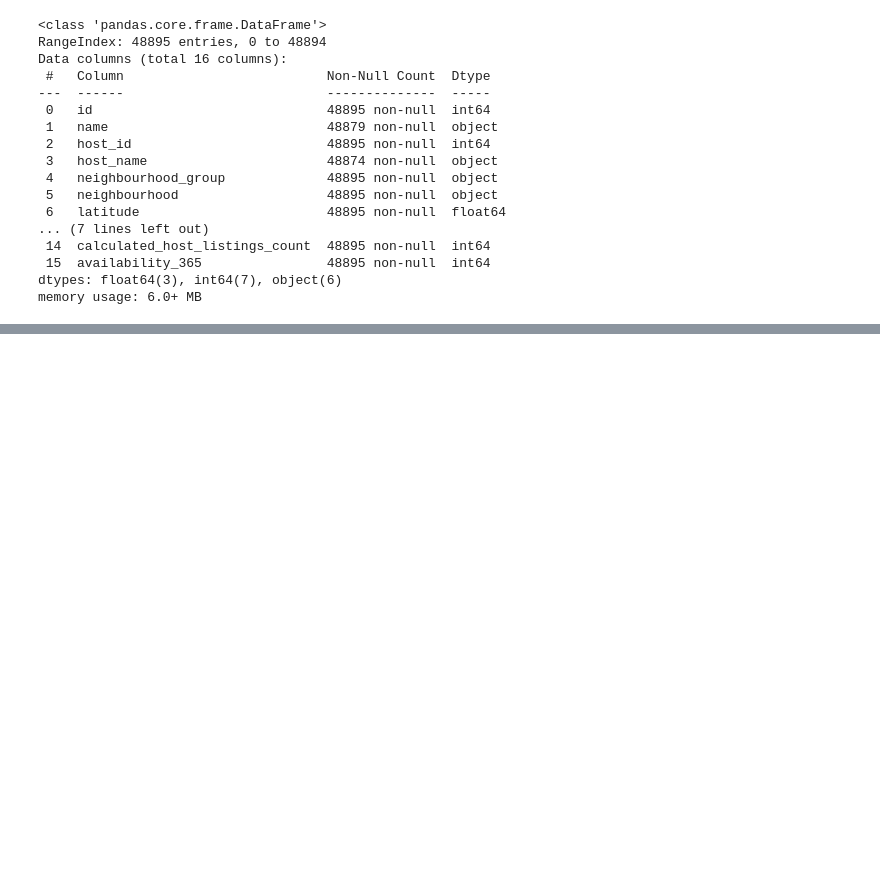
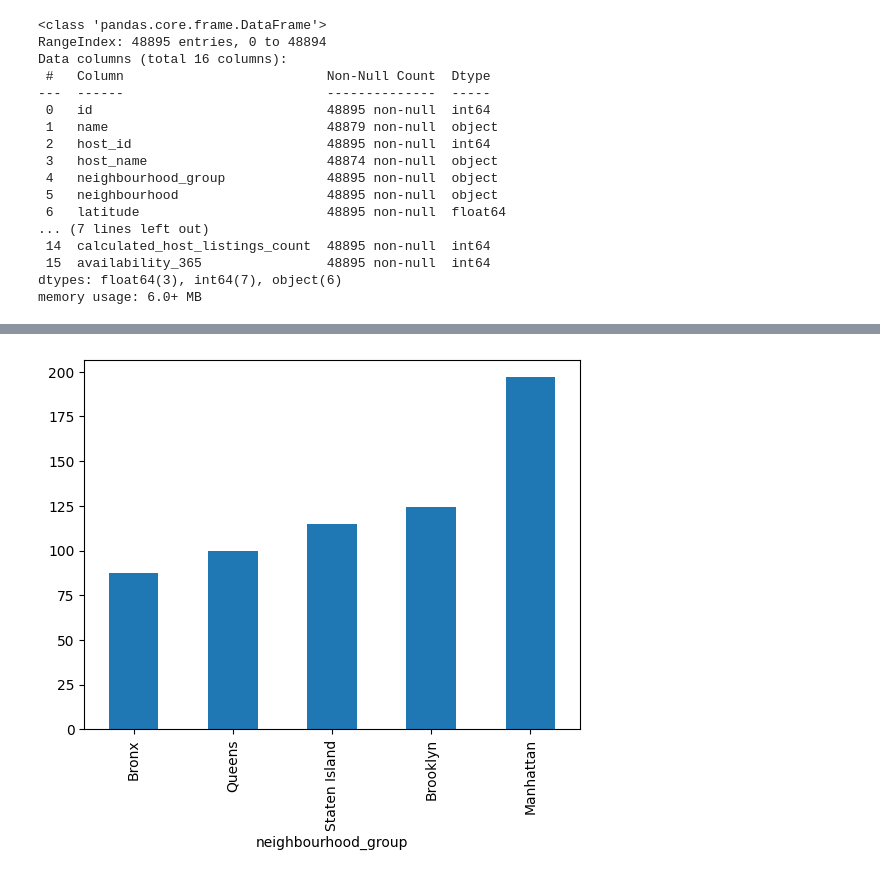
Before and after one commit to arnaldochm/data-processing-project-tutorial, a Jupyter notebook: src/explore.ipynb, the cells around one changed output, grey strips where cells are left out. Saved outputs shown, nothing was run; the diff lists cells and outputs as text; code cells hidden in the pictures; blank space fills up the shorter version.

```diff
--- a/src/explore.ipynb
+++ b/src/explore.ipynb
@@ -96,0 +239,5 @@ df_processed.describe().T
+# %%
+df.groupby(['neighbourhood_group'])['price'].mean().sort_values().plot(kind='bar')
+plt.show()
+# %% [output]
+[figure, added]
```
Also changed, not shown: parts of 31 cells of this notebook, 1 other file.
